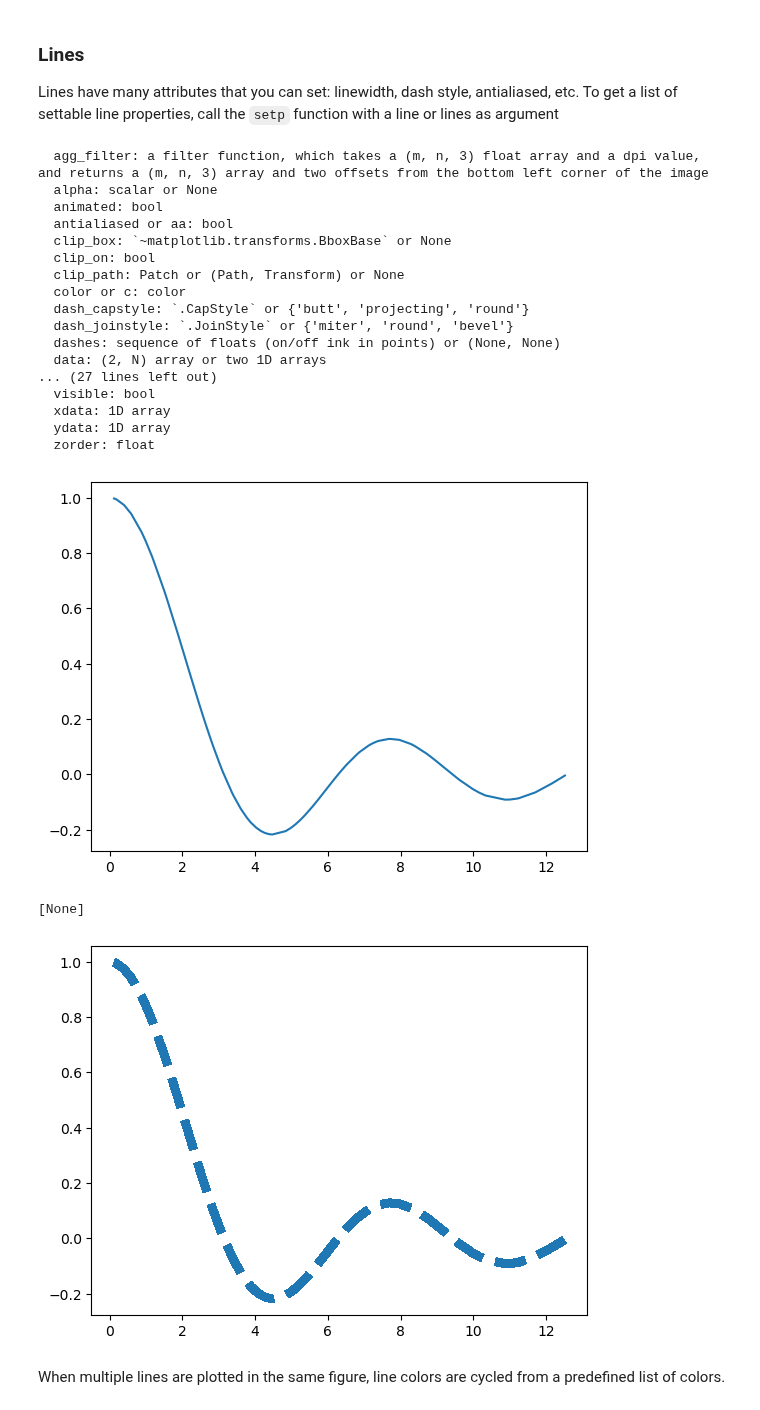
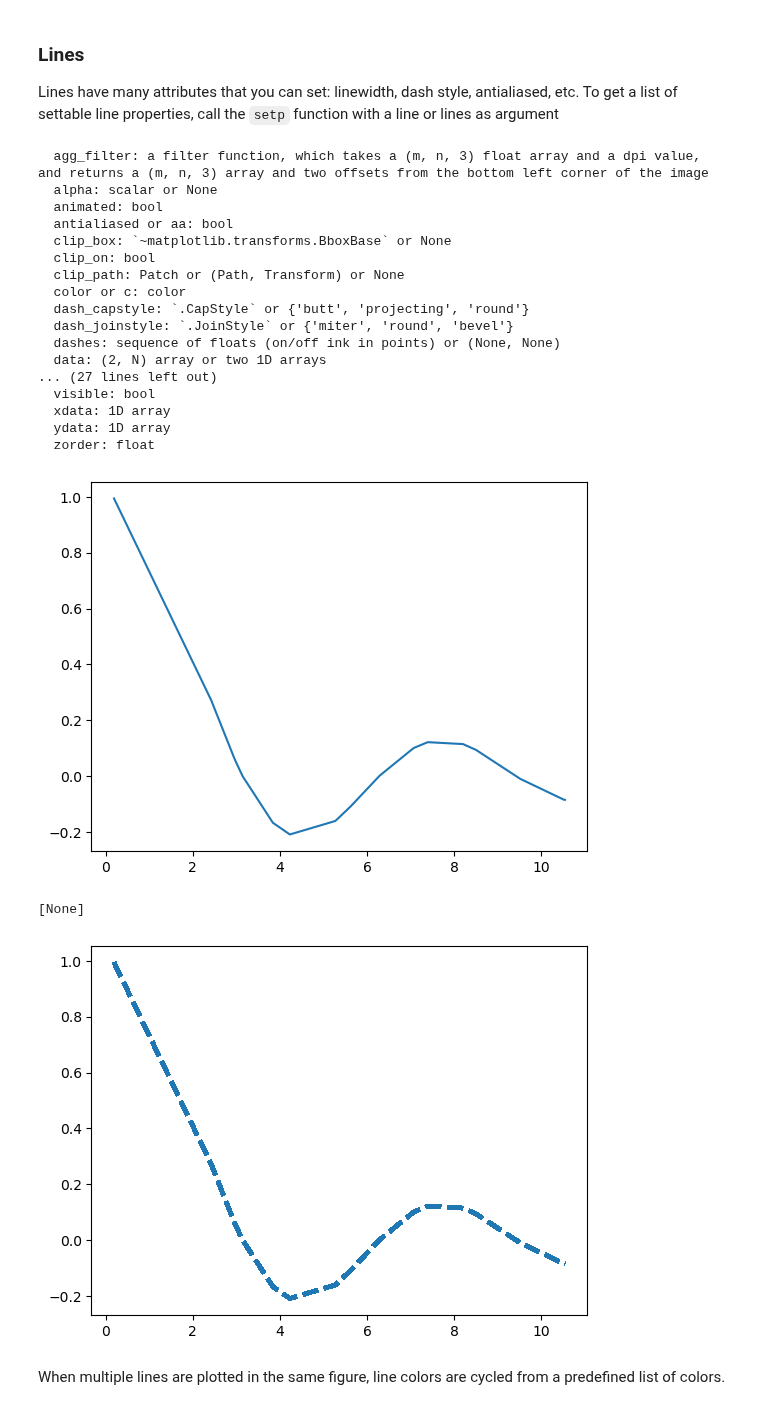
Before and after one commit to liuyxpp/XDSY118019, a Jupyter notebook: notebooks/04_python_plotting.ipynb, the cells around one changed output. Saved outputs shown, nothing was run; the diff lists cells and outputs as text; code cells hidden in the pictures.

```diff
--- a/notebooks/04_python_plotting.ipynb
+++ b/notebooks/04_python_plotting.ipynb
@@ -55,7 +55,7 @@ def h(x):
     return y / np.max(y)
 # %%
 # Generate some data to plot
-N = 100
+N = 20
 # x = np.linspace(0, 4*np.pi, N)
 x = np.sort(np.random.uniform(0, 4*np.pi, N))
 # x = np.random.uniform(0, 4*np.pi, N)
@@ -135,14 +135,14 @@ plt.setp(line)
   xdata: 1D array
   ydata: 1D array
   zorder: float
-[figure, old version]
+[figure, new version]
 # %%
-line, = plt.plot(x, y, lw=6.0)  # change linewidth 3.0.
+line, = plt.plot(x, y, lw=3.0)  # change linewidth 3.0.
 line.set_linestyle('--')  # change line style to dash line.
 plt.setp(line, antialiased=False)  # # turn off antialiasing
 # %% [output]
 [None]
-[figure, old version]
+[figure, new version]
 # %% [markdown]
 When multiple lines are plotted in the same figure, line colors are cycled from a predefined list of colors.
 # %%
```
Also changed, not shown: parts of 16 cells of this notebook, 3 other files.
